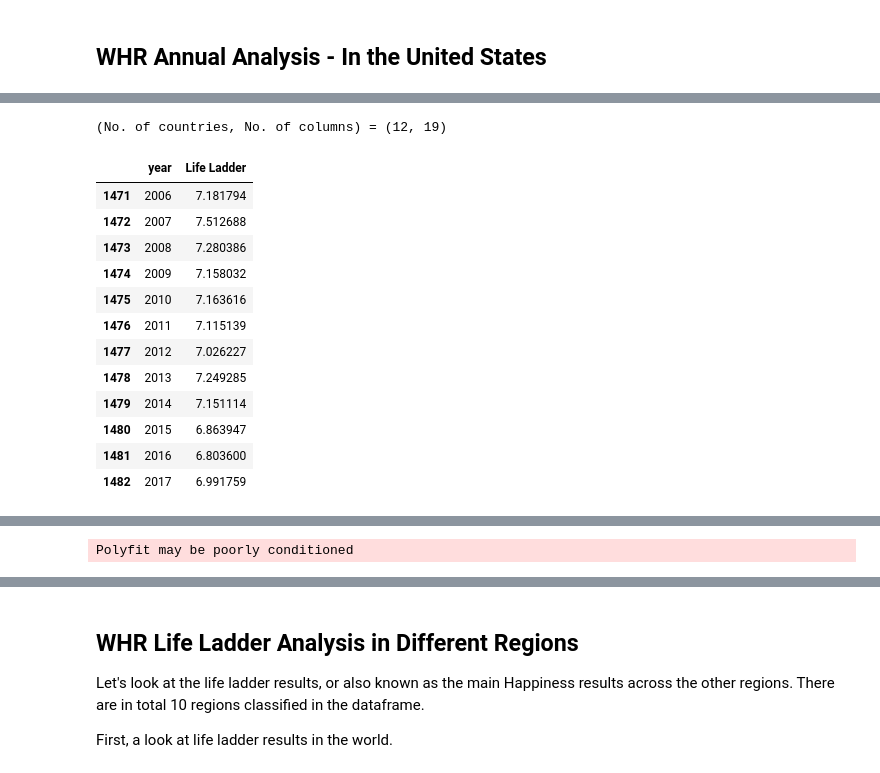
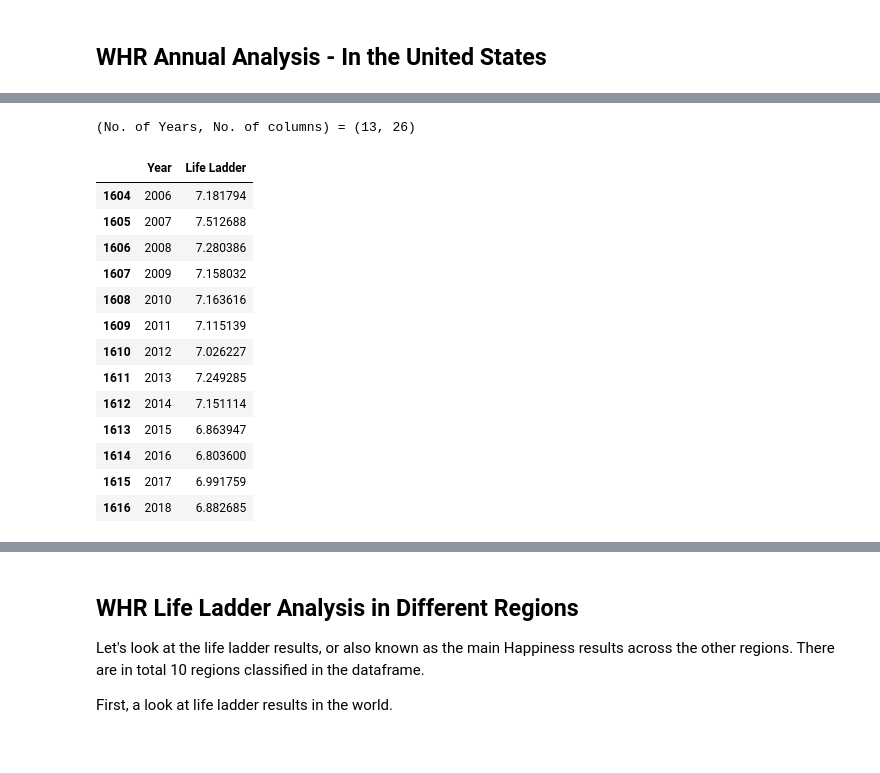
Before and after one commit to Teo-KJ/CZ1015-Data-Science---AI-Mini-Project, a Jupyter notebook: WHR Explore - In depth Analysis.ipynb, the cells around one changed output, grey strips where cells are left out. Cells and saved outputs as stored; diff of their text form; code cells hidden in the pictures.

```diff
--- a/WHR Explore - In depth Analysis.ipynb
+++ b/WHR Explore - In depth Analysis.ipynb
@@ -18,5 +18,5 @@ init_notebook_mode(connected=True)
 # %%
-d1 = pd.read_excel("Data/World Happiness Report/WHR2018.xlsx", sheet_name='Table2.1')
+d1 = pd.read_excel("Data/World Happiness Report/WHR2019.xlsx", sheet_name='Table2.1')
 d2 = pd.read_excel("Data/World Happiness Report/WHR2018.xlsx", sheet_name='Figure2.2')
 d3 = pd.read_excel("Data/World Happiness Report/WHR2018.xlsx", sheet_name='Figure2.3')
 d4 = pd.read_excel("Data/World Happiness Report/WHR2018.xlsx", sheet_name='Figure2.4')
@@ -290,29 +264,30 @@ US_2017_Data = pd.DataFrame(Data_2017[(Data_2017['Country'] == 'United States')]
 # print(US_2016_Data['Life Ladder'])
 # print(US_2017_Data['Life Ladder'])
 # %%
-US_Data =  pd.DataFrame(d1[(d1['Country'] == "United States")])
-print("(No. of countries, No. of columns) =", US_Data.shape)
+US_Data =  pd.DataFrame(d1[(d1['Country name'] == "United States")])
+print("(No. of Years, No. of columns) =", US_Data.shape)
 # %% [output]
-(No. of countries, No. of columns) = (12, 19)
+(No. of Years, No. of columns) = (13, 26)
 # %%
-US_Data = US_Data[['year', 'Life Ladder']]
+US_Data = US_Data[['Year', 'Life Ladder']]
 US_Data_LL = list(US_Data['Life Ladder'])
 US_Data
 # US_Data.sort_values(by = 'Life Ladder', ascending = False)
 # %% [output]
-|  | year | Life Ladder |
-| 1471 | 2006 | 7.181794 |
-| 1472 | 2007 | 7.512688 |
-| 1473 | 2008 | 7.280386 |
-| 1474 | 2009 | 7.158032 |
-| 1475 | 2010 | 7.163616 |
-| 1476 | 2011 | 7.115139 |
-| 1477 | 2012 | 7.026227 |
-| 1478 | 2013 | 7.249285 |
-| 1479 | 2014 | 7.151114 |
-| 1480 | 2015 | 6.863947 |
-| 1481 | 2016 | 6.803600 |
-| 1482 | 2017 | 6.991759 |
+|  | Year | Life Ladder |
+| 1604 | 2006 | 7.181794 |
+| 1605 | 2007 | 7.512688 |
+| 1606 | 2008 | 7.280386 |
+| 1607 | 2009 | 7.158032 |
+| 1608 | 2010 | 7.163616 |
+| 1609 | 2011 | 7.115139 |
+| 1610 | 2012 | 7.026227 |
+| 1611 | 2013 | 7.249285 |
+| 1612 | 2014 | 7.151114 |
+| 1613 | 2015 | 6.863947 |
+| 1614 | 2016 | 6.803600 |
+| 1615 | 2017 | 6.991759 |
+| 1616 | 2018 | 6.882685 |
 # %%
 # Create a trace
 trace = go.Scatter(
@@ -322,12 +297,3 @@ data = [trace]
 iplot(data)
 # %% [output]
 [interactive output not drawn]
-# %%
-x = np.array(tuple(range(2006,2018)))
-y = np.array([7.1817941472, 7.5126881473, 7.2803861474, 7.1580321475, 7.1636161476, 7.1151391477, 7.0262271478, 7.2492851479,
-              7.1511141480, 6.8639471481, 6.8036001482, 6.991759])
-z = np.polyfit(x, y, 5)
-f = np.poly1d(z)
-x_new = np.linspace(0, 10, 50)
-# %% [output]
-Polyfit may be poorly conditioned
```
Also changed, not shown: parts of 31 cells of this notebook, 1 other file.
